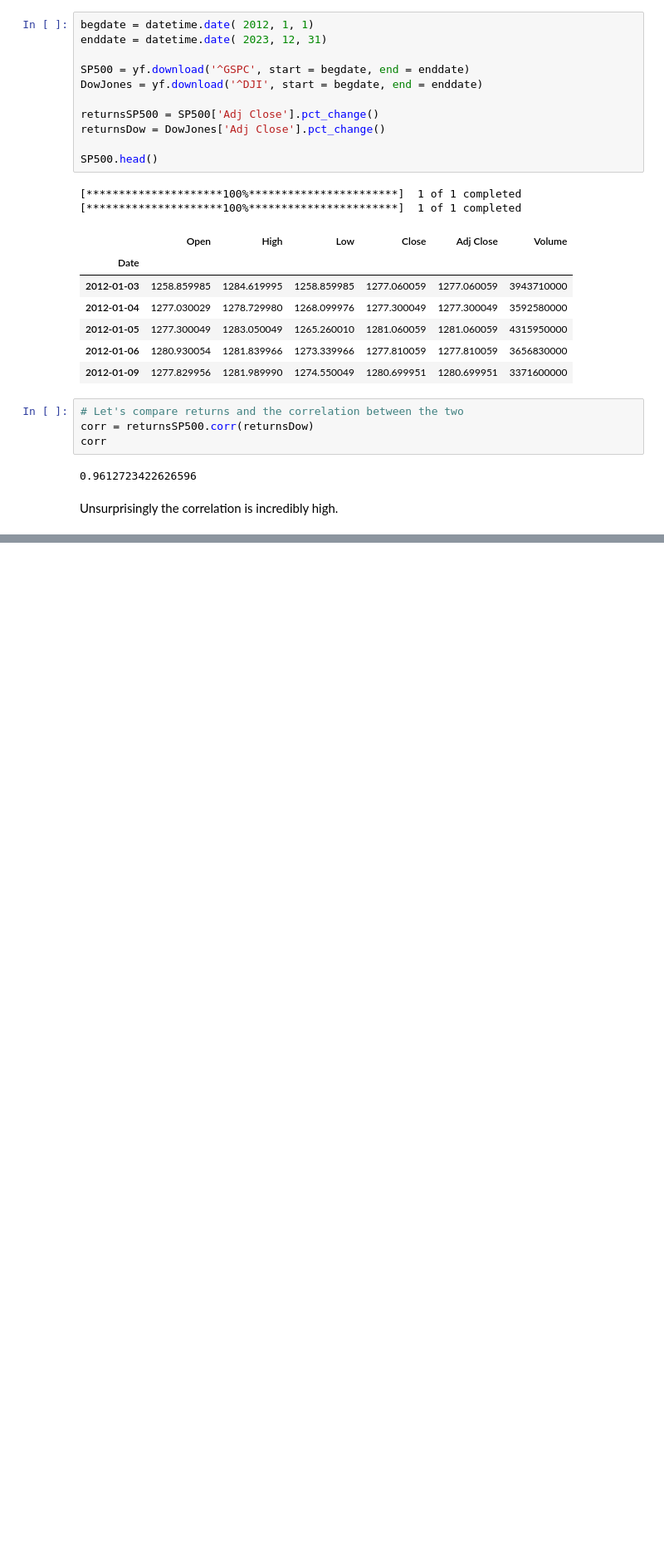
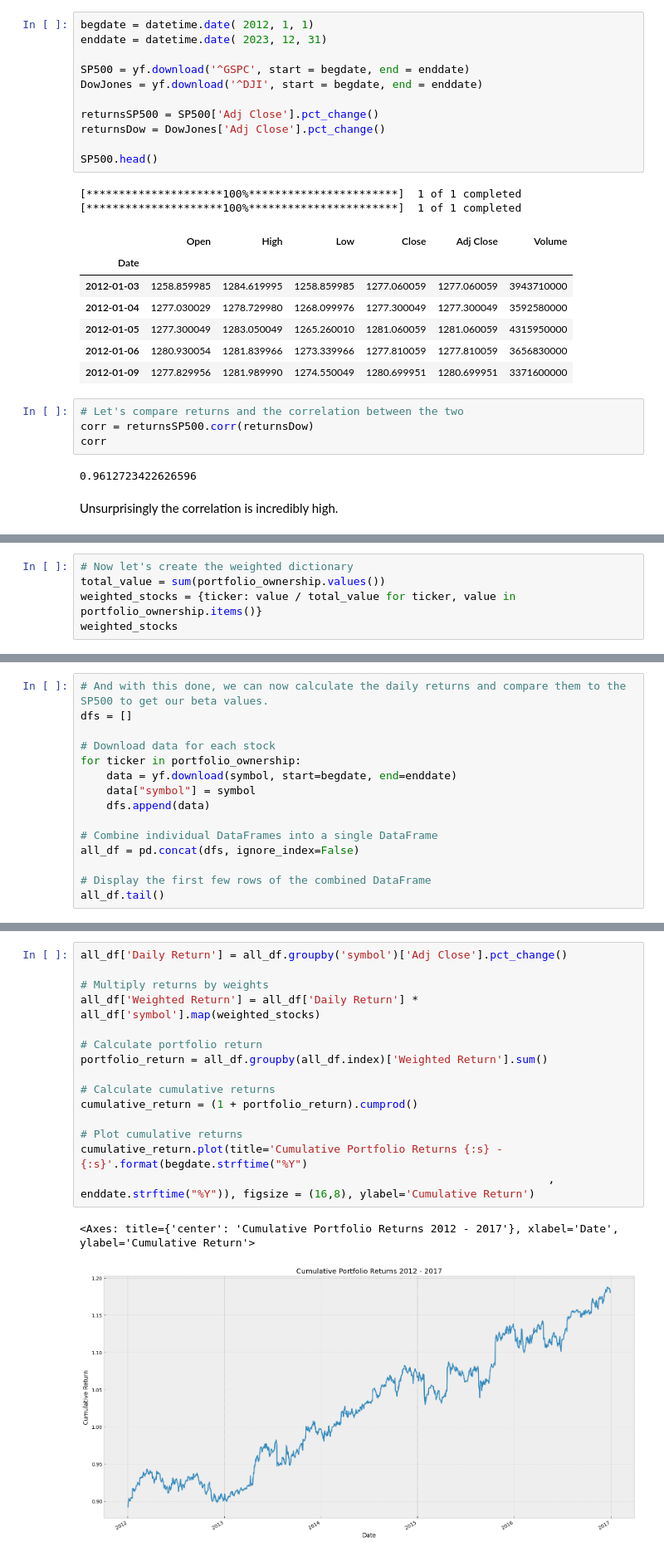
Before and after one commit to leoouyang781/Test-Repository, a Jupyter notebook: Python-For-Finance-2nd-Edition/Chapter 6.ipynb, the cells around one changed output, grey strips where cells are left out. Shown: that part at 83% size. Saved outputs shown, nothing was run; the diff lists cells and outputs as text; blank space fills up the shorter version.

```diff
--- a/Python-For-Finance-2nd-Edition/Chapter 6.ipynb
+++ b/Python-For-Finance-2nd-Edition/Chapter 6.ipynb
@@ -625,0 +673,5 @@ Unsurprisingly the correlation is incredibly high.
+# %%
+# Now let's create the weighted dictionary
+total_value = sum(portfolio_ownership.values())
+weighted_stocks = {ticker: value / total_value for ticker, value in portfolio_ownership.items()}
+weighted_stocks
@@ -625,0 +682,15 @@ Unsurprisingly the correlation is incredibly high.
+# %%
+# And with this done, we can now calculate the daily returns and compare them to the SP500 to get our beta values.
+dfs = []
+
+# Download data for each stock
+for ticker in portfolio_ownership:
+    data = yf.download(symbol, start=begdate, end=enddate)
+    data["symbol"] = symbol
+    dfs.append(data)
+
+# Combine individual DataFrames into a single DataFrame
+all_df = pd.concat(dfs, ignore_index=False)
+
+# Display the first few rows of the combined DataFrame
+all_df.tail()
@@ -625,0 +708,18 @@ Unsurprisingly the correlation is incredibly high.
+# %%
+all_df['Daily Return'] = all_df.groupby('symbol')['Adj Close'].pct_change()
+
+# Multiply returns by weights
+all_df['Weighted Return'] = all_df['Daily Return'] * all_df['symbol'].map(weighted_stocks)
+
+# Calculate portfolio return
+portfolio_return = all_df.groupby(all_df.index)['Weighted Return'].sum()
+
+# Calculate cumulative returns
+cumulative_return = (1 + portfolio_return).cumprod()
+
+# Plot cumulative returns
+cumulative_return.plot(title='Cumulative Portfolio Returns {:s} - {:s}'.format(begdate.strftime("%Y")
+                                                                        , enddate.strftime("%Y")), figsize = (16,8), ylabel='Cumulative Return')
+# %% [output]
+<Axes: title={'center': 'Cumulative Portfolio Returns 2012 - 2017'}, xlabel='Date', ylabel='Cumulative Return'>
+[figure, added]
```
Also changed, not shown: parts of 11 cells of this notebook.
